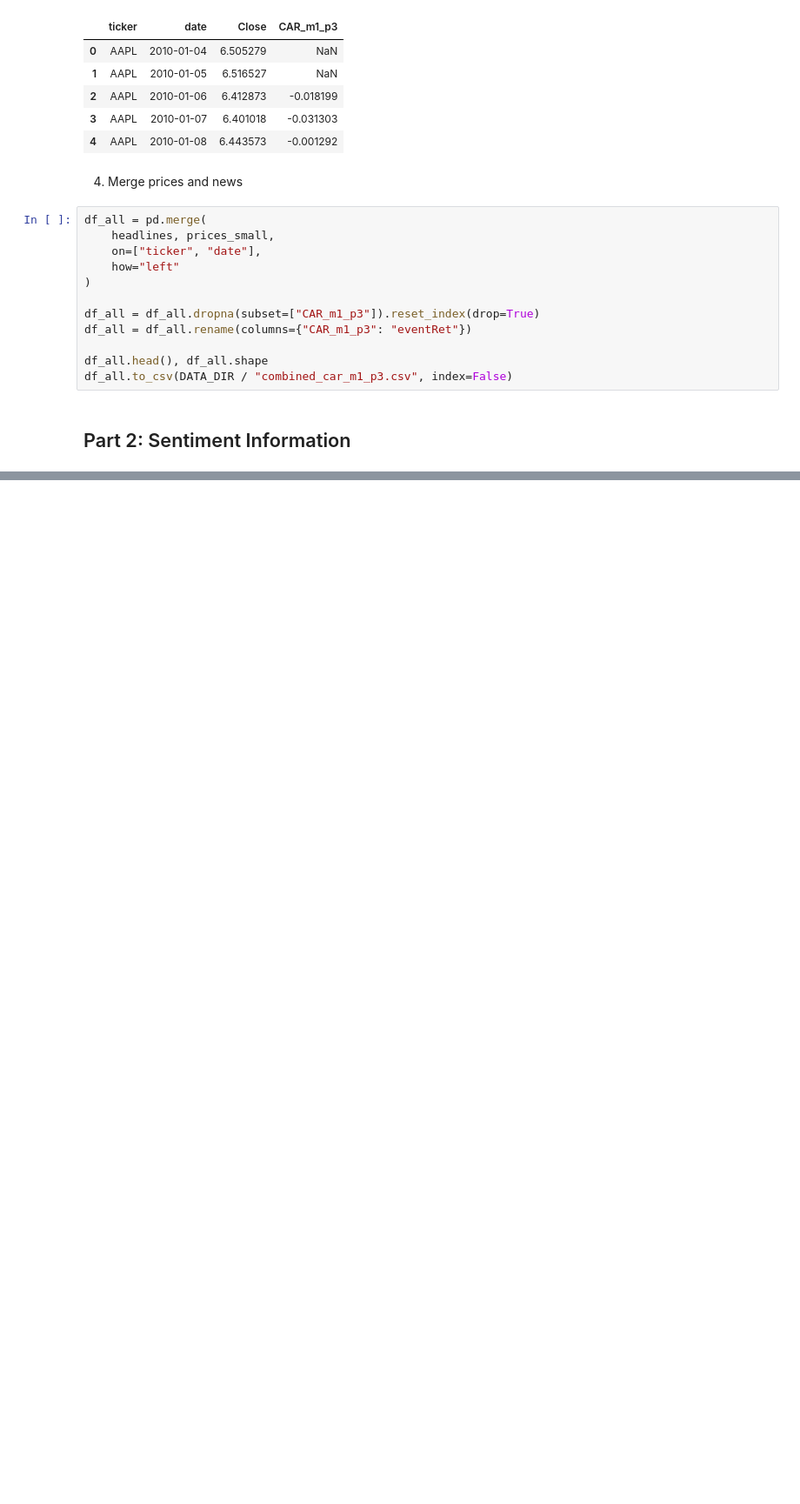
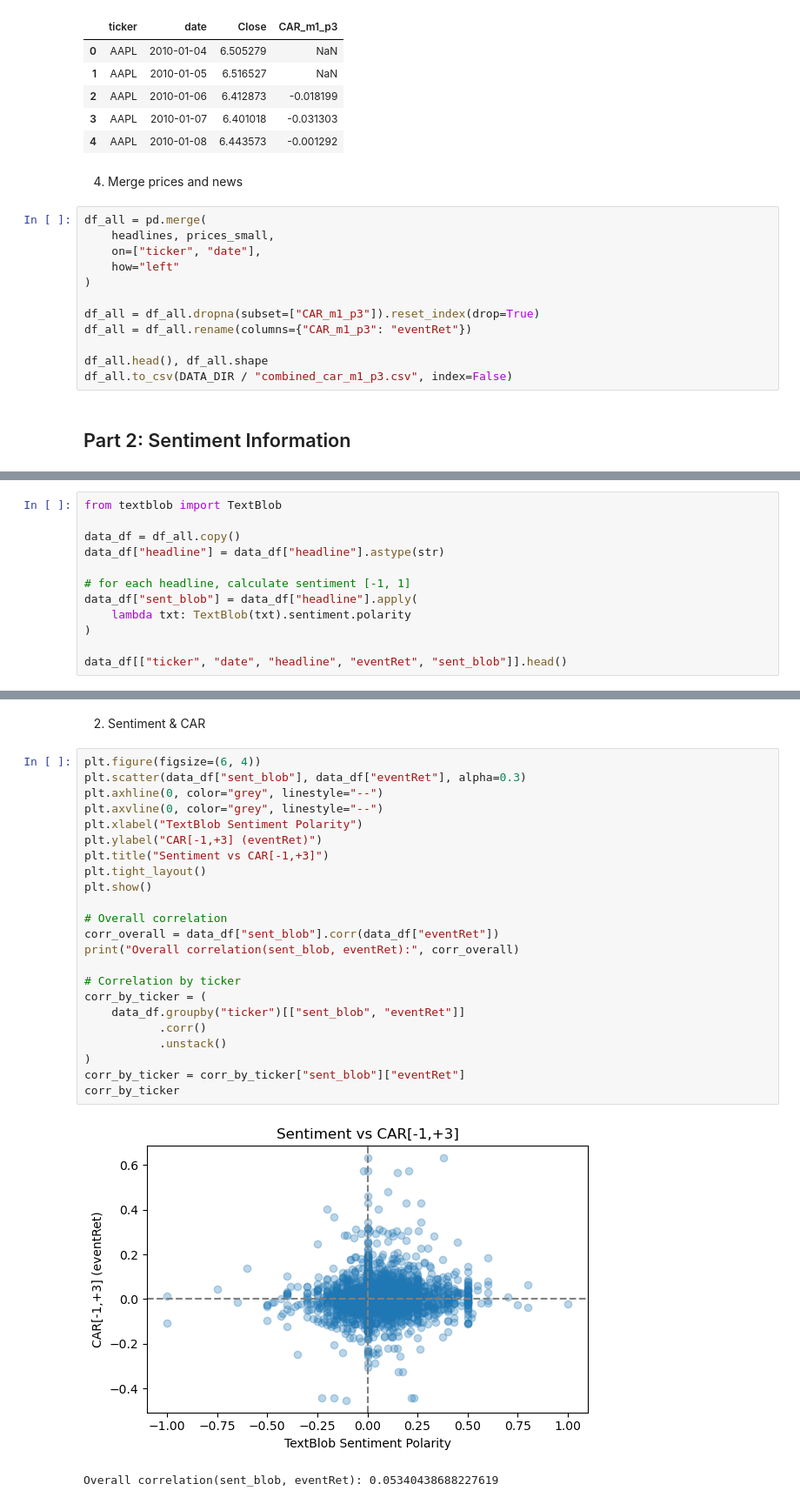
Before and after one commit to Jeandeng47/earnings-alpha, a Jupyter notebook: notebooks/final.ipynb, the cells around one changed output, grey strips where cells are left out. Shown at 87% size. Drawn from its saved outputs; the diff is of its cells as text; blank space fills up the shorter version.

Commit message:
sentiment as features

```diff
--- a/notebooks/final.ipynb
+++ b/notebooks/final.ipynb
@@ -100,0 +105,12 @@ df_all.to_csv(DATA_DIR / "combined_car_m1_p3.csv", index=False)
+# %%
+from textblob import TextBlob
+
+data_df = df_all.copy()
+data_df["headline"] = data_df["headline"].astype(str)
+
+# for each headline, calculate sentiment [-1, 1]
+data_df["sent_blob"] = data_df["headline"].apply(
+    lambda txt: TextBlob(txt).sentiment.polarity
+)
+
+data_df[["ticker", "date", "headline", "eventRet", "sent_blob"]].head()
@@ -100,0 +124,28 @@ df_all.to_csv(DATA_DIR / "combined_car_m1_p3.csv", index=False)
+# %% [markdown]
+2. Sentiment & CAR
+# %%
+plt.figure(figsize=(6, 4))
+plt.scatter(data_df["sent_blob"], data_df["eventRet"], alpha=0.3)
+plt.axhline(0, color="grey", linestyle="--")
+plt.axvline(0, color="grey", linestyle="--")
+plt.xlabel("TextBlob Sentiment Polarity")
+plt.ylabel("CAR[-1,+3] (eventRet)")
+plt.title("Sentiment vs CAR[-1,+3]")
+plt.tight_layout()
+plt.show()
+
+# Overall correlation
+corr_overall = data_df["sent_blob"].corr(data_df["eventRet"])
+print("Overall correlation(sent_blob, eventRet):", corr_overall)
+
+# Correlation by ticker
+corr_by_ticker = (
+    data_df.groupby("ticker")[["sent_blob", "eventRet"]]
+           .corr()
+           .unstack()
+)
+corr_by_ticker = corr_by_ticker["sent_blob"]["eventRet"]
+corr_by_ticker
+# %% [output]
+[figure, added]
+Overall correlation(sent_blob, eventRet): 0.05340438688227619
```
Also changed, not shown: parts of 22 cells of this notebook.
